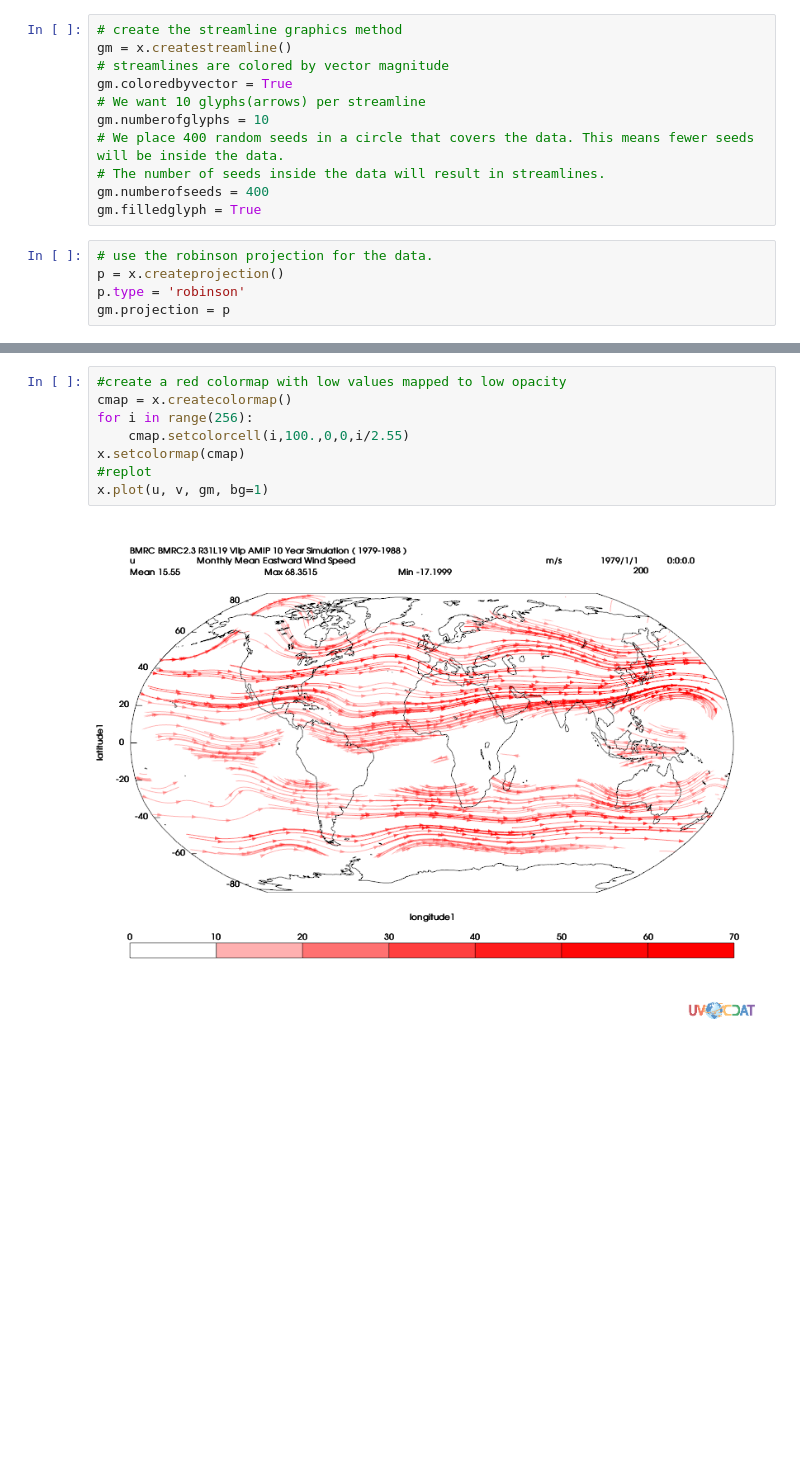
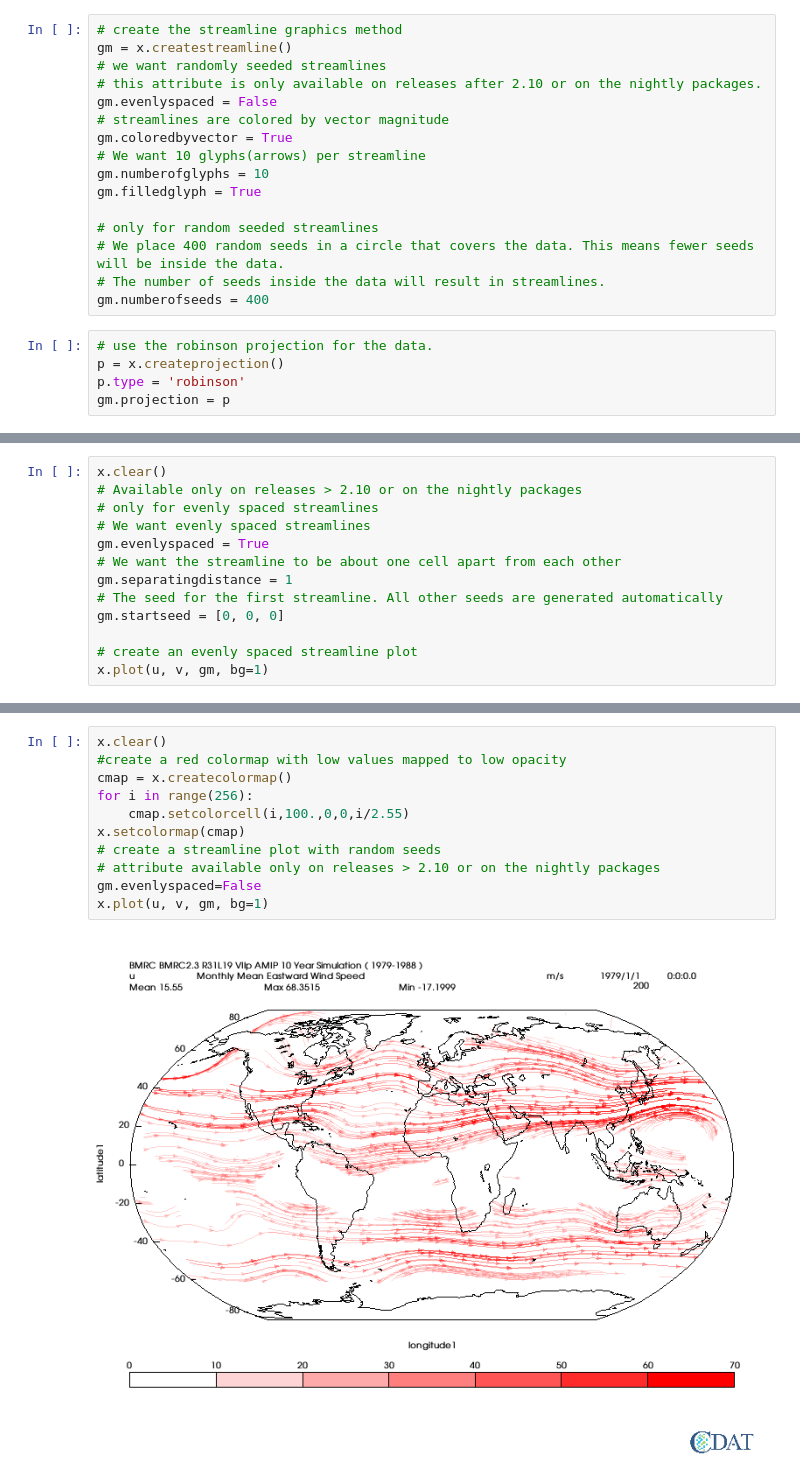
Before and after one commit to CDAT/cdat.github.io, a Jupyter notebook: iPython/streamlines/streamlines.ipynb, the cells around one changed output, grey strips where cells are left out. Cells and saved outputs as stored; diff of their text form; blank space fills up the shorter version.

Commit message:
Update streamlines tutorial for evenly spaced streamlines.

```diff
--- a/iPython/streamlines/streamlines.ipynb
+++ b/iPython/streamlines/streamlines.ipynb
@@ -18,14 +18,19 @@ x=vcs.init()
 # %%
 # create the streamline graphics method
 gm = x.createstreamline()
+# we want randomly seeded streamlines
+# this attribute is only available on releases after 2.10 or on the nightly packages.
+gm.evenlyspaced = False
 # streamlines are colored by vector magnitude
 gm.coloredbyvector = True
 # We want 10 glyphs(arrows) per streamline
 gm.numberofglyphs = 10
+gm.filledglyph = True
+
+# only for random seeded streamlines
 # We place 400 random seeds in a circle that covers the data. This means fewer seeds will be inside the data.
 # The number of seeds inside the data will result in streamlines.
 gm.numberofseeds = 400
-gm.filledglyph = True
 # %%
 # use the robinson projection for the data.
 p = x.createprojection()
@@ -38,0 +44,13 @@ x.plot(u, v, gm, bg=1)
+# %%
+x.clear()
+# Available only on releases > 2.10 or on the nightly packages
+# only for evenly spaced streamlines
+# We want evenly spaced streamlines
+gm.evenlyspaced = True
+# We want the streamline to be about one cell apart from each other
+gm.separatingdistance = 1
+# The seed for the first streamline. All other seeds are generated automatically
+gm.startseed = [0, 0, 0]
+
+# create an evenly spaced streamline plot
+x.plot(u, v, gm, bg=1)
@@ -39,10 +59,13 @@ x.plot(u, v, gm, bg=1)
 # %%
+x.clear()
 #create a red colormap with low values mapped to low opacity
 cmap = x.createcolormap()
 for i in range(256):
     cmap.setcolorcell(i,100.,0,0,i/2.55)
 x.setcolormap(cmap)
-#replot
+# create a streamline plot with random seeds
+# attribute available only on releases > 2.10 or on the nightly packages
+gm.evenlyspaced=False
 x.plot(u, v, gm, bg=1)
 # %% [output]
-[figure, old version]
+[figure, new version]
```
Also changed, not shown: parts of 2 cells of this notebook, 1 other file.
